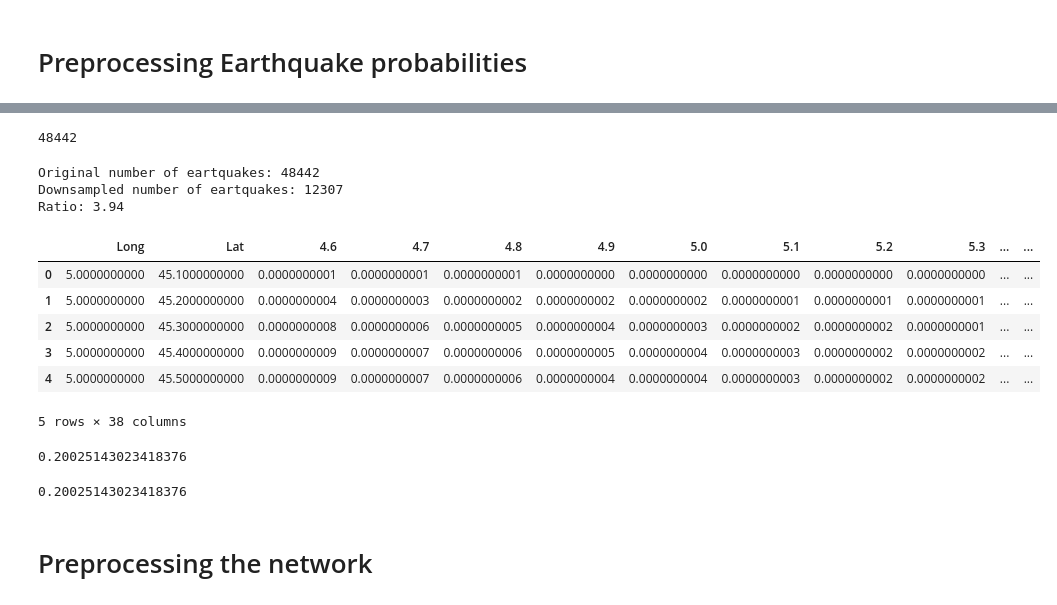
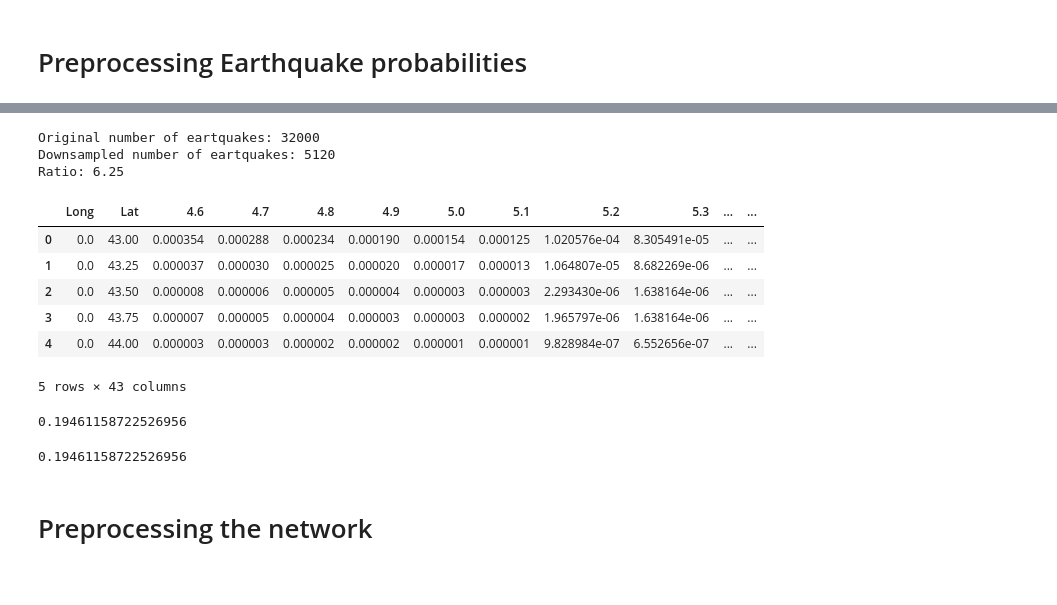
Before and after one commit to revpeter/fradir_ilp, a Jupyter notebook: FRADIR-3.ipynb, the cells around one changed output, grey strips where cells are left out. Cells and saved outputs as stored; diff of their text form; code cells hidden in the pictures.

```diff
--- a/FRADIR-3.ipynb
+++ b/FRADIR-3.ipynb
@@ -54,6 +57,4 @@ df.to_csv('earthquake_probabilities/italy.csv', index=False)
-# %%
-len(df)
-# %% [output]
-48442
-# %%
-df = pd.read_csv('earthquake_probabilities/italy.csv')
+# %%
+df = df[df.Long.between(0,20) & df.Lat.between(43,59)]
+# %%
+df.reset_index(drop=True, inplace=True)
@@ -60,34 +63,34 @@ df = pd.read_csv('earthquake_probabilities/italy.csv')
 # %%
 # Downsample the eartquakes
-res = 10
+res = 4
 ds = df.copy()
 ds['Lat'] = (ds['Lat']*res).astype(int)
 ds['Long'] = (ds['Long']*res).astype(int)
 ds = ds.groupby(['Long','Lat'], as_index=False).sum()
 ds['Lat'] = ds['Lat']/res
 ds['Long'] = ds['Long']/res
 
 print(f'Original number of eartquakes: {len(df)}')
 print(f'Downsampled number of eartquakes: {len(ds)}')
 print(f'Ratio: {len(df)/len(ds):.2f}')
 ds.head()
 # %% [output]
-Original number of eartquakes: 48442
-Downsampled number of eartquakes: 12307
-Ratio: 3.94
+Original number of eartquakes: 32000
+Downsampled number of eartquakes: 5120
+Ratio: 6.25
 |  | Long | Lat | 4.6 | 4.7 | 4.8 | 4.9 | 5.0 | 5.1 | 5.2 | 5.3 | ... | ... |
-| 0 | 5.0000000000 | 45.1000000000 | 0.0000000001 | 0.0000000001 | 0.0000000001 | 0.0000000000 | 0.0000000000 | 0.0000000000 | 0.0000000000 | 0.0000000000 | ... | ... |
-| 1 | 5.0000000000 | 45.2000000000 | 0.0000000004 | 0.0000000003 | 0.0000000002 | 0.0000000002 | 0.0000000002 | 0.0000000001 | 0.0000000001 | 0.0000000001 | ... | ... |
-| 2 | 5.0000000000 | 45.3000000000 | 0.0000000008 | 0.0000000006 | 0.0000000005 | 0.0000000004 | 0.0000000003 | 0.0000000002 | 0.0000000002 | 0.0000000001 | ... | ... |
-| 3 | 5.0000000000 | 45.4000000000 | 0.0000000009 | 0.0000000007 | 0.0000000006 | 0.0000000005 | 0.0000000004 | 0.0000000003 | 0.0000000002 | 0.0000000002 | ... | ... |
-| 4 | 5.0000000000 | 45.5000000000 | 0.0000000009 | 0.0000000007 | 0.0000000006 | 0.0000000004 | 0.0000000004 | 0.0000000003 | 0.0000000002 | 0.0000000002 | ... | ... |
+| 0 | 0.0 | 43.00 | 0.000354 | 0.000288 | 0.000234 | 0.000190 | 0.000154 | 0.000125 | 1.020576e-04 | 8.305491e-05 | ... | ... |
+| 1 | 0.0 | 43.25 | 0.000037 | 0.000030 | 0.000025 | 0.000020 | 0.000017 | 0.000013 | 1.064807e-05 | 8.682269e-06 | ... | ... |
+| 2 | 0.0 | 43.50 | 0.000008 | 0.000006 | 0.000005 | 0.000004 | 0.000003 | 0.000003 | 2.293430e-06 | 1.638164e-06 | ... | ... |
+| 3 | 0.0 | 43.75 | 0.000007 | 0.000005 | 0.000004 | 0.000003 | 0.000003 | 0.000002 | 1.965797e-06 | 1.638164e-06 | ... | ... |
+| 4 | 0.0 | 44.00 | 0.000003 | 0.000003 | 0.000002 | 0.000002 | 0.000001 | 0.000001 | 9.828984e-07 | 6.552656e-07 | ... | ... |
-5 rows × 38 columns
+5 rows × 43 columns
 # %%
 ds['4.6'].sum()
 # %% [output]
-0.20025143023418376
+0.19461158722526956
 # %%
 df['4.6'].sum()
 # %% [output]
-0.20025143023418376
+0.19461158722526956
 # %%
```
Also changed, not shown: parts of 29 cells of this notebook, 13 other files.
